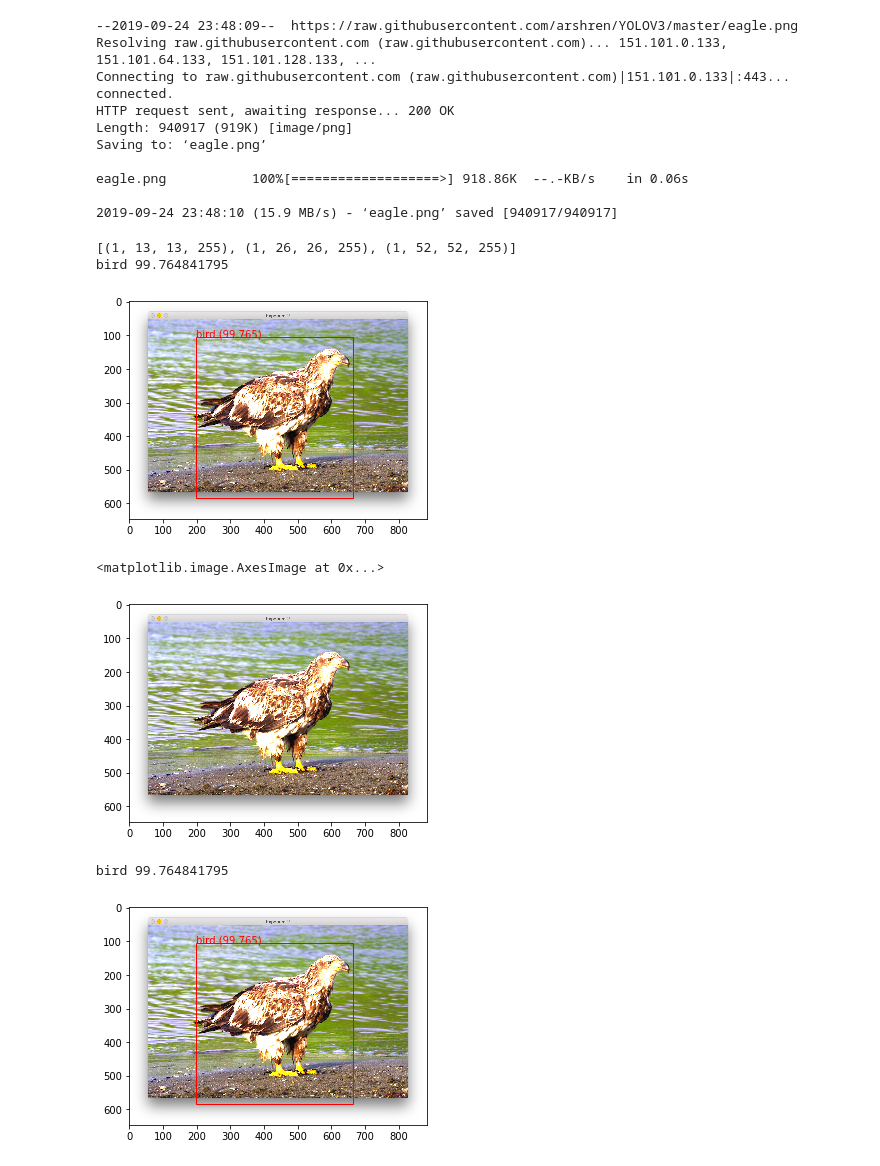
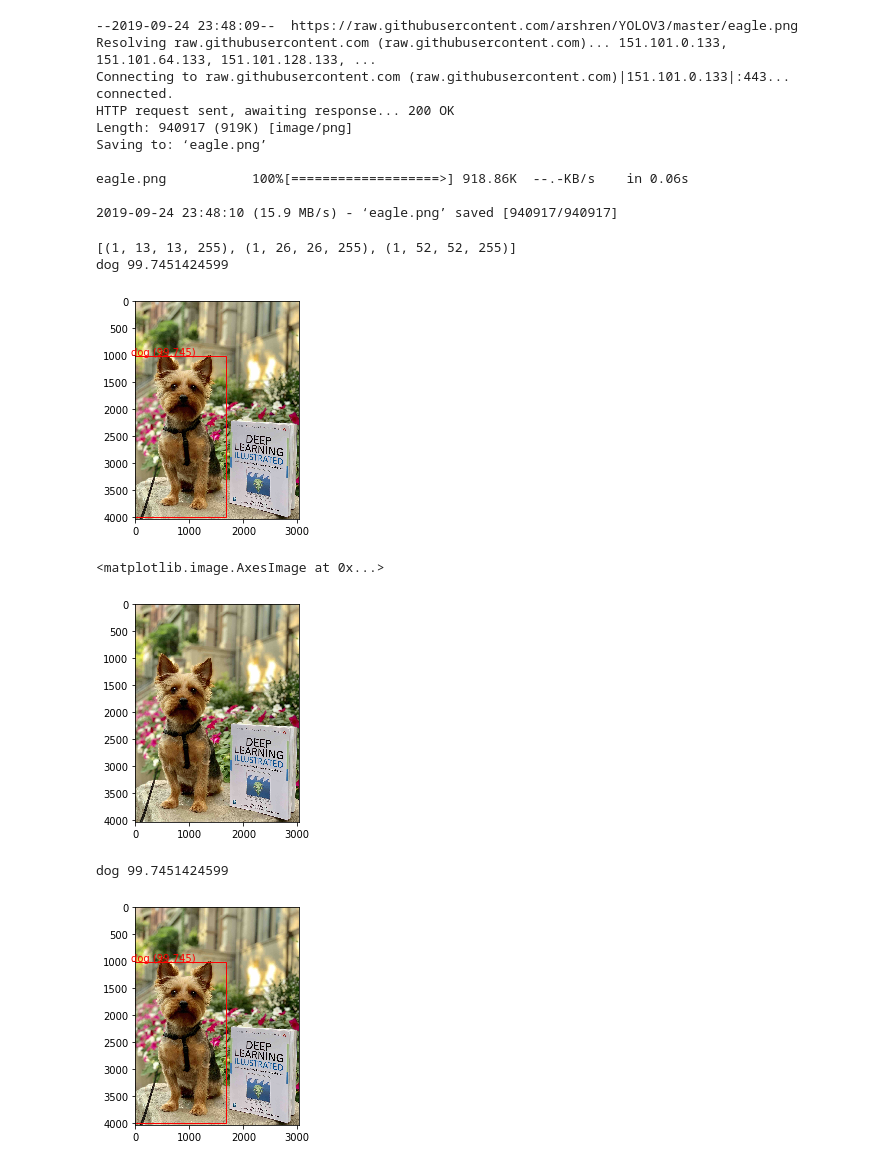
Before and after one commit to the-deep-learners/TensorFlow-LiveLessons, a Jupyter notebook: notebooks/object-detection.ipynb, the cells around one changed output. Saved outputs shown, nothing was run; the diff lists cells and outputs as text; code cells hidden in the pictures.

Commit message:
eagle to Oboe with Deep Learning Illustrated

```diff
--- a/notebooks/object-detection.ipynb
+++ b/notebooks/object-detection.ipynb
@@ -497,7 +497,8 @@ def get_boxes(boxes, labels, thresh):
 # define the expected input shape for the model
 input_w, input_h = 416, 416
 # define our new photo
-photo_filename = 'eagle.png'
+# photo_filename = 'eagle.png'
+photo_filename = 'yolov3-model/oboe-book-small.png'
 # load and prepare image
 image, image_w, image_h = load_image_pixels(photo_filename, (net_w, net_w))
 
@@ -505,40 +506,40 @@ image, image_w, image_h = load_image_pixels(photo_filename, (net_w, net_w))
 # make prediction
 yolos = yolov3.predict(image)
 # summarize the shape of the list of arrays
 print([a.shape for a in yolos])
 
 # define the anchors
 anchors = [[116,90, 156,198, 373,326], [30,61, 62,45, 59,119], [10,13, 16,30, 33,23]]
 # define the probability threshold for detected objects
 class_threshold = 0.6
 boxes = list()
 
 for i in range(len(yolos)):
         # decode the output of the network
     boxes += decode_netout(yolos[i][0], anchors[i], obj_thresh,  net_h, net_w)
 
     # correct the sizes of the bounding boxes
 correct_yolo_boxes(boxes, image_h, image_w, net_h, net_w)
 
 # suppress non-maximal boxes
 do_nms(boxes, nms_thresh)
 
 # get the details of the detected objects
 v_boxes, v_labels, v_scores = get_boxes(boxes, labels, class_threshold)
 # summarize what we found
 for i in range(len(v_boxes)):
     print(v_labels[i], v_scores[i])
 # draw what we found
 draw_boxes(photo_filename, v_boxes, v_labels, v_scores)
 # %% [output]
 [(1, 13, 13, 255), (1, 26, 26, 255), (1, 52, 52, 255)]
-bird 99.764841795
+dog 99.7451424599
-[figure, old version]
+[figure, new version]
 # %%
 plt.imshow(plt.imread(photo_filename))
 # %% [output]
 <matplotlib.image.AxesImage at 0x...>
-[figure, old version]
+[figure, new version]
 # %%
 # get the details of the detected objects
 v_boxes, v_labels, v_scores = get_boxes(boxes, labels, class_threshold)
@@ -548,5 +549,5 @@ for i in range(len(v_boxes)):
 # draw what we found
 draw_boxes(photo_filename, v_boxes, v_labels, v_scores)
 # %% [output]
-bird 99.764841795
+dog 99.7451424599
-[figure, old version]
+[figure, new version]
```
